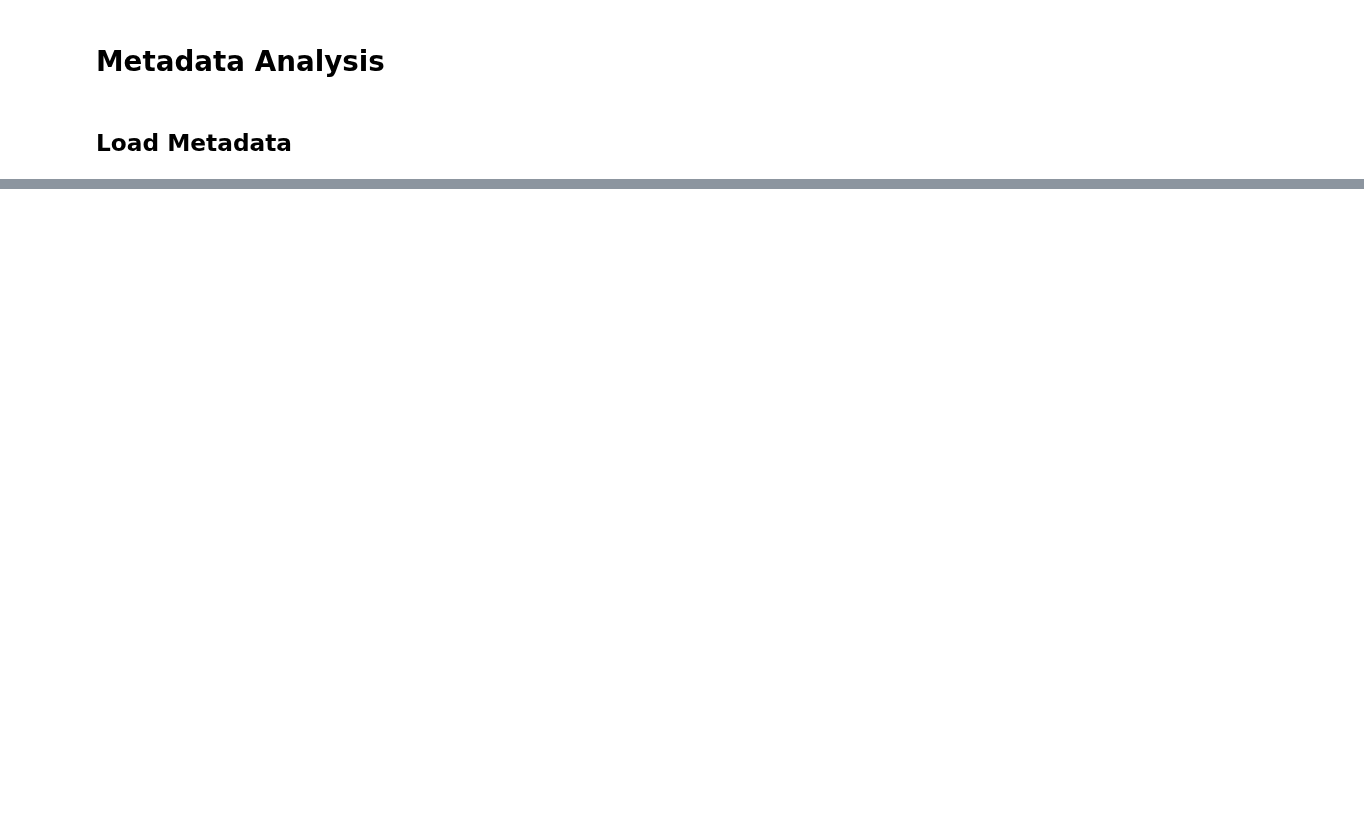
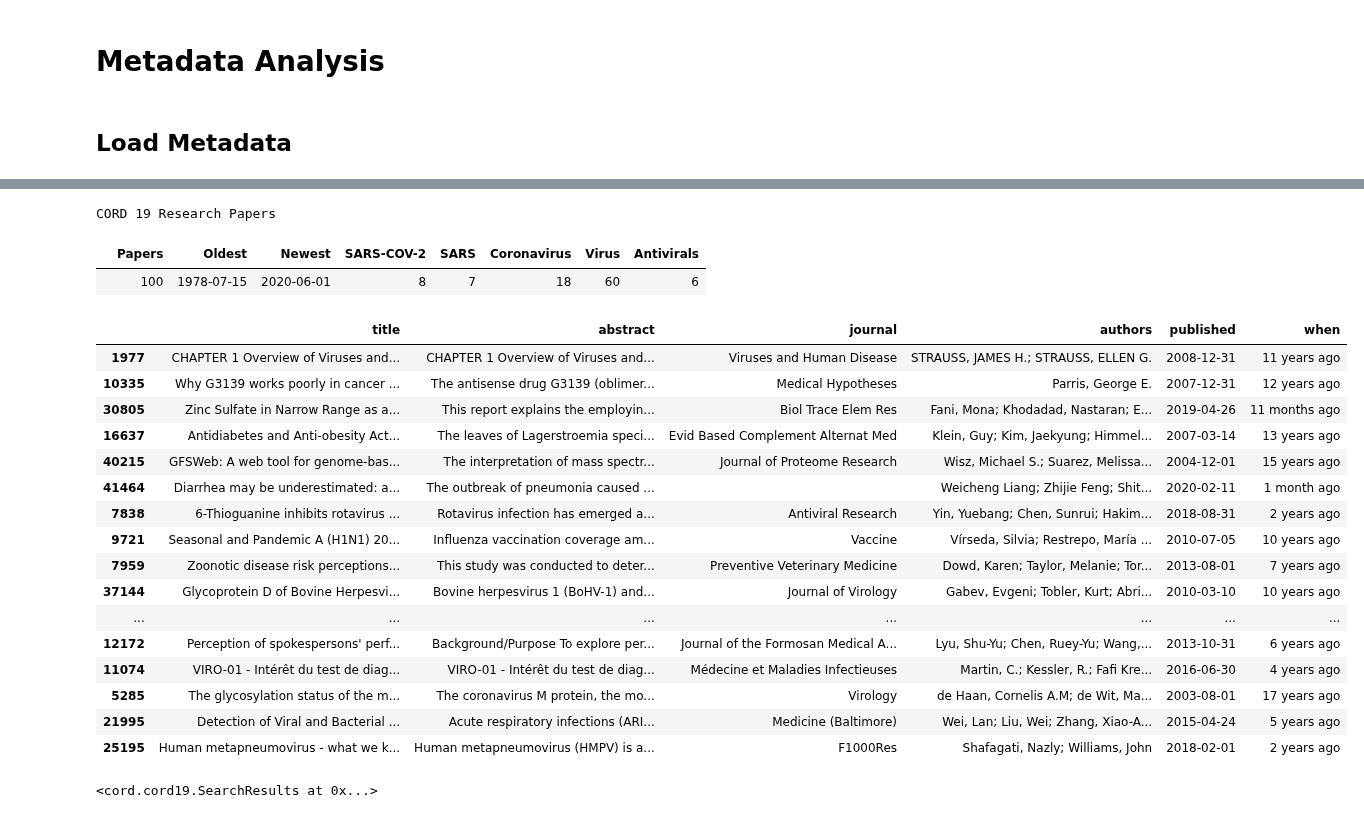
Before and after one commit to dgunning/cord19, a Jupyter notebook: MetadataAnalysis.ipynb, the cells around one changed output, grey strips where cells are left out. Cells and saved outputs as stored; diff of their text form; code cells hidden in the pictures; blank space fills up the shorter version.

```diff
--- a/MetadataAnalysis.ipynb
+++ b/MetadataAnalysis.ipynb
@@ -46,0 +103,2 @@ Indexing research papers
+# %%
+research_papers = ResearchPapers.load(index='texts')
@@ -46,0 +117,27 @@ Indexing research papers
+# %%
+research_papers.sample(100)
+# %% [output]
+CORD 19 Research Papers
+|  | Papers | Oldest | Newest | SARS-COV-2 | SARS | Coronavirus | Virus | Antivirals |
+|  | 100 | 1978-07-15 | 2020-06-01 | 8 | 7 | 18 | 60 | 6 |
+|  | title | abstract | journal | authors | published | when |
+| 1977 | CHAPTER 1 Overview of Viruses and... | CHAPTER 1 Overview of Viruses and... | Viruses and Human Disease | STRAUSS, JAMES H.; STRAUSS, ELLEN G. | 2008-12-31 | 11 years ago |
+| 10335 | Why G3139 works poorly in cancer ... | The antisense drug G3139 (oblimer... | Medical Hypotheses | Parris, George E. | 2007-12-31 | 12 years ago |
+| 30805 | Zinc Sulfate in Narrow Range as a... | This report explains the employin... | Biol Trace Elem Res | Fani, Mona; Khodadad, Nastaran; E... | 2019-04-26 | 11 months ago |
+| 16637 | Antidiabetes and Anti-obesity Act... | The leaves of Lagerstroemia speci... | Evid Based Complement Alternat Med | Klein, Guy; Kim, Jaekyung; Himmel... | 2007-03-14 | 13 years ago |
+| 40215 | GFSWeb: A web tool for genome-bas... | The interpretation of mass spectr... | Journal of Proteome Research | Wisz, Michael S.; Suarez, Melissa... | 2004-12-01 | 15 years ago |
+| 41464 | Diarrhea may be underestimated: a... | The outbreak of pneumonia caused ... |  | Weicheng Liang; Zhijie Feng; Shit... | 2020-02-11 | 1 month ago |
+| 7838 | 6-Thioguanine inhibits rotavirus ... | Rotavirus infection has emerged a... | Antiviral Research | Yin, Yuebang; Chen, Sunrui; Hakim... | 2018-08-31 | 2 years ago |
+| 9721 | Seasonal and Pandemic A (H1N1) 20... | Influenza vaccination coverage am... | Vaccine | Vírseda, Silvia; Restrepo, María ... | 2010-07-05 | 10 years ago |
+| 7959 | Zoonotic disease risk perceptions... | This study was conducted to deter... | Preventive Veterinary Medicine | Dowd, Karen; Taylor, Melanie; Tor... | 2013-08-01 | 7 years ago |
+| 37144 | Glycoprotein D of Bovine Herpesvi... | Bovine herpesvirus 1 (BoHV-1) and... | Journal of Virology | Gabev, Evgeni; Tobler, Kurt; Abri... | 2010-03-10 | 10 years ago |
+| ... | ... | ... | ... | ... | ... | ... |
+| 12172 | Perception of spokespersons' perf... | Background/Purpose To explore per... | Journal of the Formosan Medical A... | Lyu, Shu-Yu; Chen, Ruey-Yu; Wang,... | 2013-10-31 | 6 years ago |
+| 11074 | VIRO-01 - Intérêt du test de diag... | VIRO-01 - Intérêt du test de diag... | Médecine et Maladies Infectieuses | Martin, C.; Kessler, R.; Fafi Kre... | 2016-06-30 | 4 years ago |
+| 5285 | The glycosylation status of the m... | The coronavirus M protein, the mo... | Virology | de Haan, Cornelis A.M; de Wit, Ma... | 2003-08-01 | 17 years ago |
+| 21995 | Detection of Viral and Bacterial ... | Acute respiratory infections (ARI... | Medicine (Baltimore) | Wei, Lan; Liu, Wei; Zhang, Xiao-A... | 2015-04-24 | 5 years ago |
+| 25195 | Human metapneumovirus - what we k... | Human metapneumovirus (HMPV) is a... | F1000Res | Shafagati, Nazly; Williams, John | 2018-02-01 | 2 years ago |
+# %%
+research_papers.search('Why G3139 works poorly in cancer trials but might work well against HIV')
+# %% [output]
+<cord.cord19.SearchResults at 0x...>
```
Also changed, not shown: parts of 10 cells of this notebook, 18 other files.
